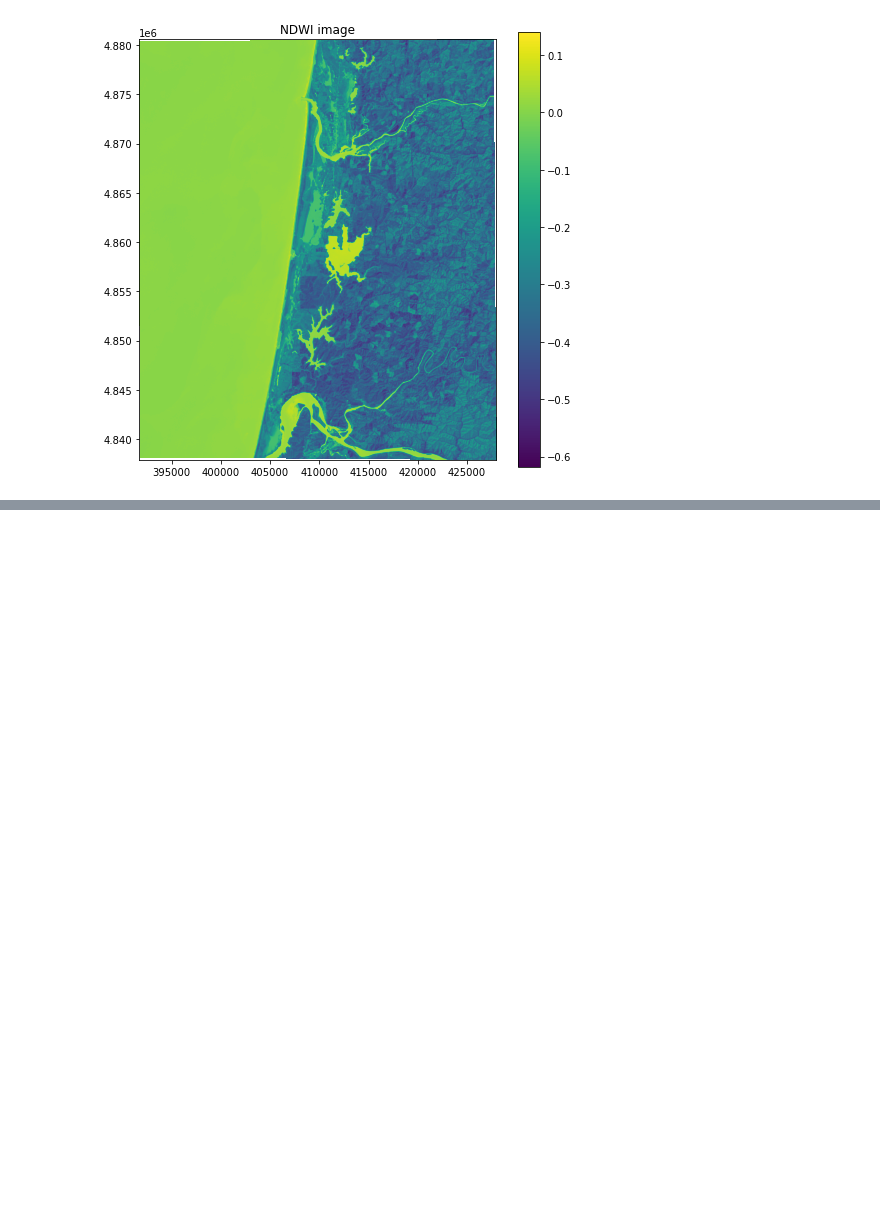
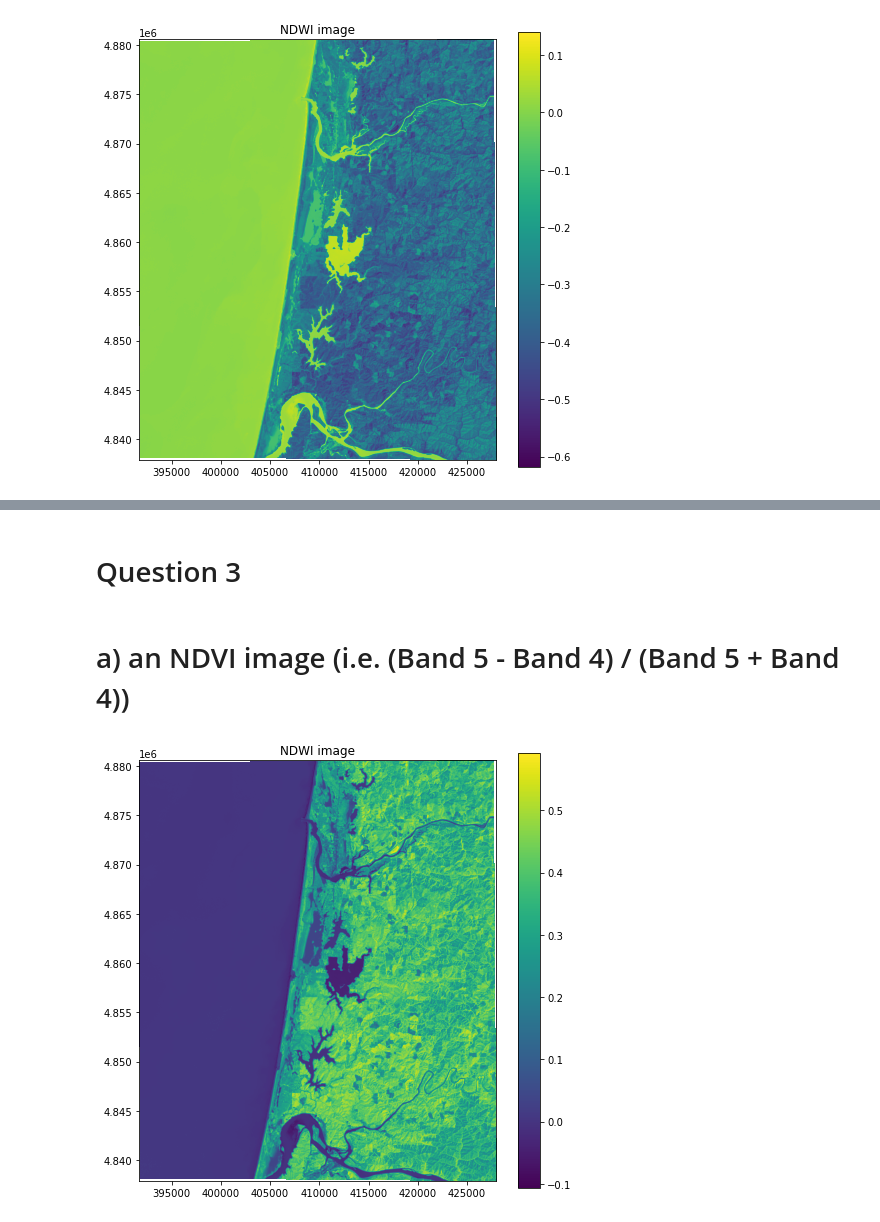
Before and after one commit to chasekrogh/geospatial-data-science, a Jupyter notebook: labs/lab4/Chase K Lab 4.ipynb, the cells around one changed output, grey strips where cells are left out. Cells and saved outputs as stored; diff of their text form; code cells hidden in the pictures; blank space fills up the shorter version.

```diff
--- a/labs/lab4/Chase K Lab 4.ipynb
+++ b/labs/lab4/Chase K Lab 4.ipynb
@@ -158,0 +450,17 @@ http://xarray.pydata.org/en/stable/getting-started-guide/installing.html
+# %% [markdown]
+# Question 3
+# %% [markdown]
+# a) an NDVI image (i.e. (Band 5 - Band 4) / (Band 5 + Band 4))
+# %%
+# Compute NDWI
+np.seterr(divide='ignore', invalid='ignore')
+ndwi = np.divide((all_bands[:,:,4].astype(float) - all_bands[:,:,3].astype(float)), \
+                 (all_bands[:,:,4].astype(float) + all_bands[:,:,3].astype(float)))
+# Plot NDWI image
+fig, ax = plt.subplots(figsize=(8,8))
+im = ax.imshow(ndwi, extent=full_extent)
+ax.set_title("NDWI image")
+fig.colorbar(im, orientation='vertical')
+plt.show()
+# %% [output]
+[figure, added]
```
Also changed, not shown: parts of 46 cells of this notebook.
